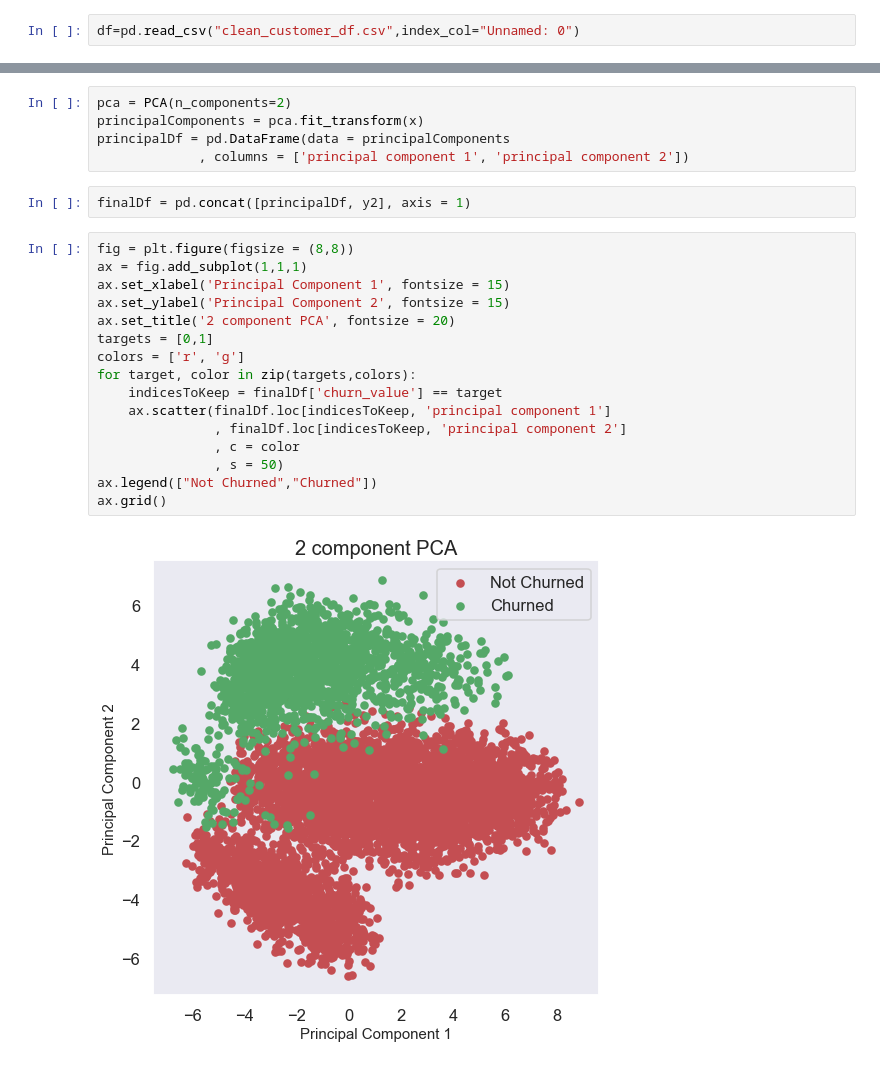
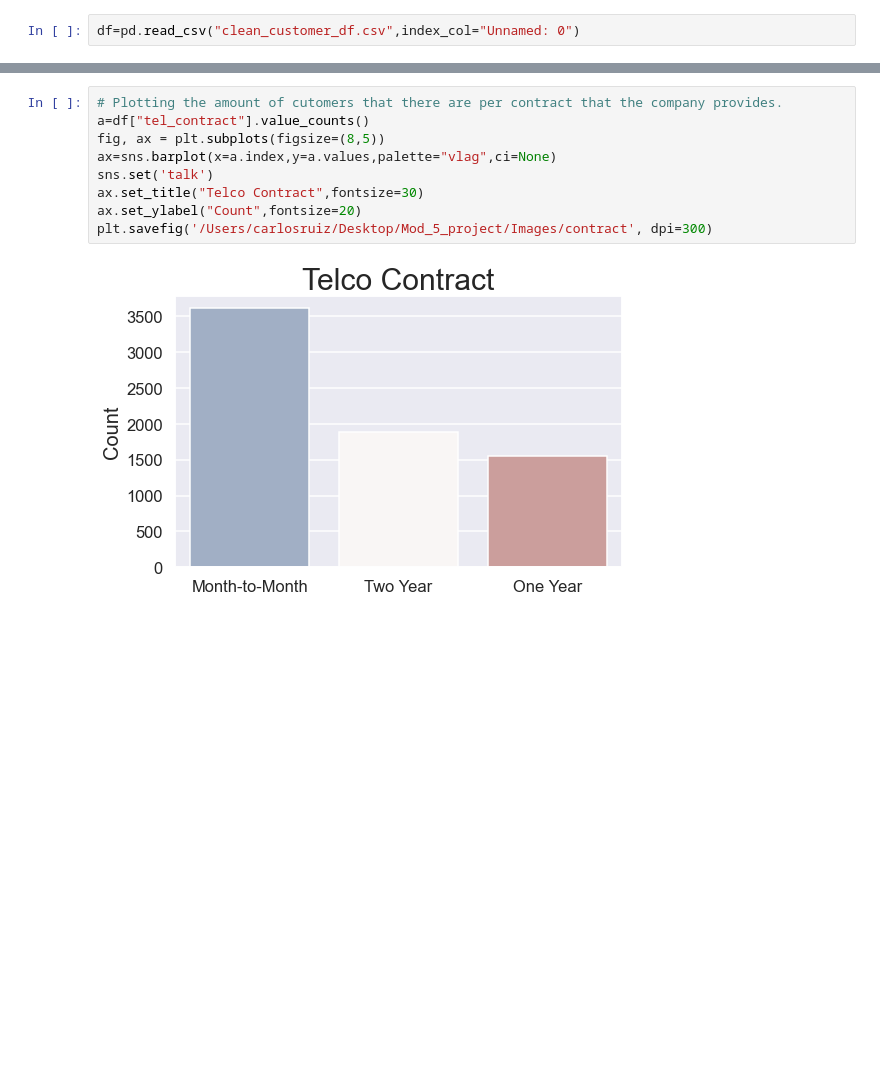
Before and after one commit to carlosiruiz/Customer_Churn_Prediction, a Jupyter notebook: EDA_&_Modeling/Visualizations Notebook.ipynb, the cells around one changed output, grey strips where cells are left out. Saved outputs shown, nothing was run; the diff lists cells and outputs as text; blank space fills up the shorter version.

```diff
--- a/EDA_&_Modeling/Visualizations Notebook.ipynb
+++ b/EDA_&_Modeling/Visualizations Notebook.ipynb
@@ -98,25 +83,11 @@ dtype: float64
-# %%
-pca = PCA(n_components=2)
-principalComponents = pca.fit_transform(x)
-principalDf = pd.DataFrame(data = principalComponents
-             , columns = ['principal component 1', 'principal component 2'])
-# %%
-finalDf = pd.concat([principalDf, y2], axis = 1)
-# %%
-fig = plt.figure(figsize = (8,8))
-ax = fig.add_subplot(1,1,1)
-ax.set_xlabel('Principal Component 1', fontsize = 15)
-ax.set_ylabel('Principal Component 2', fontsize = 15)
-ax.set_title('2 component PCA', fontsize = 20)
-targets = [0,1]
-colors = ['r', 'g']
-for target, color in zip(targets,colors):
-    indicesToKeep = finalDf['churn_value'] == target
-    ax.scatter(finalDf.loc[indicesToKeep, 'principal component 1']
-               , finalDf.loc[indicesToKeep, 'principal component 2']
-               , c = color
-               , s = 50)
-ax.legend(["Not Churned","Churned"])
-ax.grid()
-# %% [output]
-[figure, removed]
+# %%
+# Plotting the amount of cutomers that there are per contract that the company provides.
+a=df["tel_contract"].value_counts()
+fig, ax = plt.subplots(figsize=(8,5))
+ax=sns.barplot(x=a.index,y=a.values,palette="vlag",ci=None)
+sns.set('talk')
+ax.set_title("Telco Contract",fontsize=30)
+ax.set_ylabel("Count",fontsize=20)
+plt.savefig('/Users/carlosruiz/Desktop/Mod_5_project/Images/contract', dpi=300)
+# %% [output]
+[figure, added]
```
Also changed, not shown: parts of 22 cells of this notebook, 18 other files.
